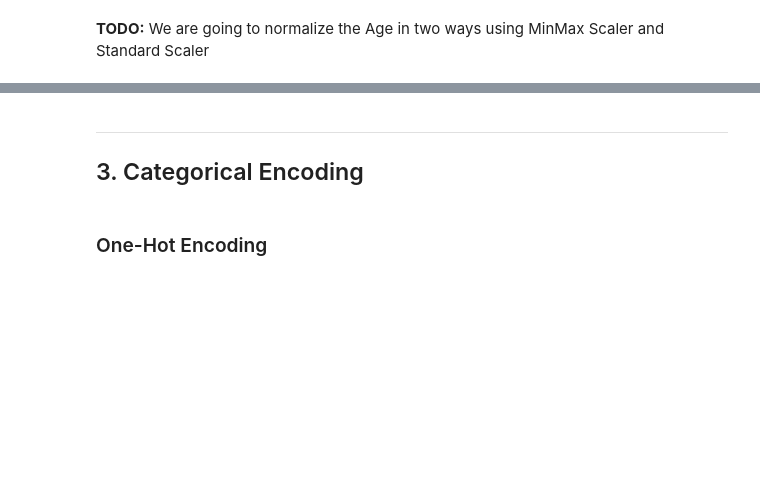
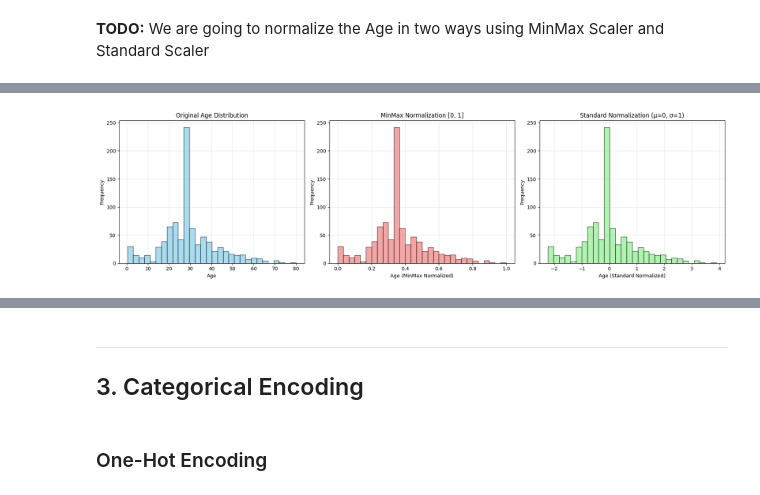
Before and after one commit to alearecuest/anyoneai-exercises-sprint_1, a Jupyter notebook: 7_1_1_PRACTICE_Feature_Engineering.ipynb, the cells around one changed output, grey strips where cells are left out. Cells and saved outputs as stored; diff of their text form; code cells hidden in the pictures; blank space fills up the shorter version.

```diff
--- a/7_1_1_PRACTICE_Feature_Engineering.ipynb
+++ b/7_1_1_PRACTICE_Feature_Engineering.ipynb
@@ -124,3 +205,85 @@ data2.head()
 | 4 | 5 | 0 | 3 | Allen, Mr. William Henry | male | 35.0 | 0 | 0 | 373450 | 8.0500 | ... |
 # %% [markdown]
 **TODO:** We are going to normalize the Age in two ways using MinMax Scaler and Standard Scaler
+# %%
+from sklearn.preprocessing import MinMaxScaler
+
+data_minmax = data2.copy()
+
+scaler_minmax = MinMaxScaler()
+
+data_minmax['Age_MinMax'] = scaler_minmax.fit_transform(data_minmax[['Age']])
+
+print("MinMax Normalization Results:")
+print(f"Original Age range: [{data2['Age'].min():.2f}, {data2['Age'].max():.2f}]")
+print(f"Normalized Age range: [{data_minmax['Age_MinMax'].min():.2f}, {data_minmax['Age_MinMax'].max():.2f}]")
+print("\nFirst 5 rows:")
+print(data_minmax[['Age', 'Age_MinMax']].head())
+
+from sklearn.preprocessing import StandardScaler
+
+data_standard = data2.copy()
+
+scaler_standard = StandardScaler()
+
+data_standard['Age_Standard'] = scaler_standard.fit_transform(data_standard[['Age']])
+
+print("Standard Scaler Normalization Results:")
+print(f"Original Age - Mean: {data2['Age'].mean():.2f}, Std: {data2['Age'].std():.2f}")
+print(f"Normalized Age - Mean: {data_standard['Age_Standard'].mean():.4f}, Std: {data_standard['Age_Standard'].std():.2f}")
+print("\nFirst 5 rows:")
+print(data_standard[['Age', 'Age_Standard']].head())
+
+fig, axes = plt.subplots(1, 3, figsize=(18, 5))
+
+axes[0].hist(data2['Age'], bins=30, edgecolor='black', alpha=0.7, color='skyblue')
+axes[0].set_xlabel('Age')
+axes[0].set_ylabel('Frequency')
+axes[0].set_title('Original Age Distribution')
+axes[0].grid(alpha=0.3)
+
+axes[1].hist(data_minmax['Age_MinMax'], bins=30, edgecolor='black', alpha=0.7, color='lightcoral')
+axes[1].set_xlabel('Age (MinMax Normalized)')
+axes[1].set_ylabel('Frequency')
+axes[1].set_title('MinMax Normalization [0, 1]')
+axes[1].grid(alpha=0.3)
+
+axes[2].hist(data_standard['Age_Standard'], bins=30, edgecolor='black', alpha=0.7, color='lightgreen')
+axes[2].set_xlabel('Age (Standard Normalized)')
+axes[2].set_ylabel('Frequency')
+axes[2].set_title('Standard Normalization (μ=0, σ=1)')
+axes[2].grid(alpha=0.3)
+
+plt.tight_layout()
+plt.show()
+
+import pandas as pd
+
+comparison = pd.DataFrame({
+    'Metric': ['Min', 'Max', 'Mean', 'Std', 'Median'],
+    'Original Age': [
+        data2['Age'].min(),
+        data2['Age'].max(),
+        data2['Age'].mean(),
+        data2['Age'].std(),
+        data2['Age'].median()
+    ],
+    'MinMax Normalized': [
+        data_minmax['Age_MinMax'].min(),
+        data_minmax['Age_MinMax'].max(),
+        data_minmax['Age_MinMax'].mean(),
+        data_minmax['Age_MinMax'].std(),
+        data_minmax['Age_MinMax'].median()
+    ],
+    'Standard Normalized': [
+        data_standard['Age_Standard'].min(),
+        data_standard['Age_Standard'].max(),
+        data_standard['Age_Standard'].mean(),
+        data_standard['Age_Standard'].std(),
+        data_standard['Age_Standard'].median()
+    ]
+})
+
+print("Normalization Comparison:")
+print(comparison.to_string(index=False))
+# %% [output]
@@ -126,0 +307 @@ data2.head()
+[figure, added]
```
Also changed, not shown: parts of 30 cells of this notebook.
